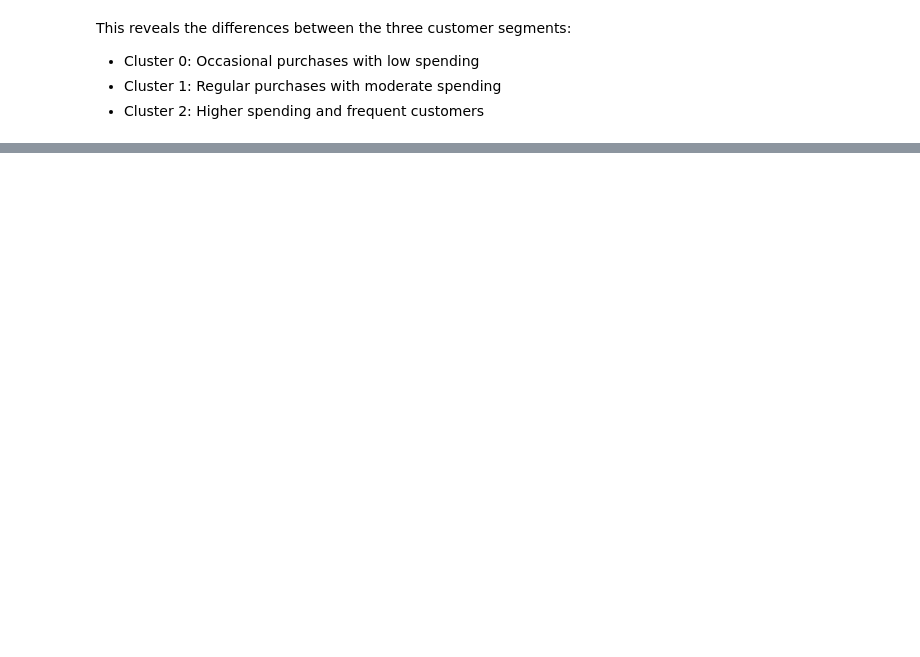
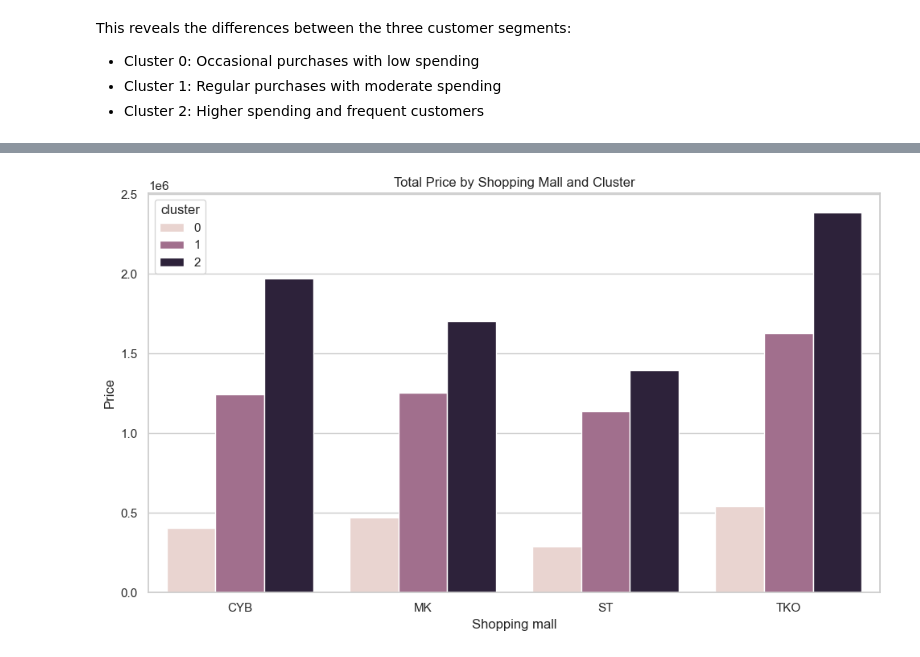
Before and after one commit to PolyU-Computer-Science/Year3-COMP3134-BI-Group-Project, a Jupyter notebook: Group_6.ipynb, the cells around one changed output, grey strips where cells are left out. Saved outputs shown, nothing was run; the diff lists cells and outputs as text; code cells hidden in the pictures; blank space fills up the shorter version.

Commit message:
Update 3 Customer Segments Analyize

```diff
--- a/Group_6.ipynb
+++ b/Group_6.ipynb
@@ -465,0 +469,7 @@ This reveals the differences between the three customer segments:
+# %%
+merged_with_cluster = merged_data.merge(
+    rfm[['Customer id', 'cluster']],
+    on='Customer id',
+    how='left'
+)
+merged_with_cluster.head()
@@ -465,0 +483,10 @@ This reveals the differences between the three customer segments:
+# %%
+mall_by_cluster = merged_with_cluster.groupby(['cluster','Shopping mall'])['Price'].sum().reset_index()
+sns.barplot(data=mall_by_cluster, x='Shopping mall', y='Price', hue='cluster')
+plt.xticks(rotation=0)
+plt.title('Total Price by Shopping Mall and Cluster')
+plt.tight_layout()
+plt.savefig(IMAGE_OUTPUT_DIR / 'total_price_by_shopping_mall_and_cluster.png')
+plt.show()
+# %% [output]
+[figure, added]
```
Also changed, not shown: parts of 13 cells of this notebook, 7 other files.
